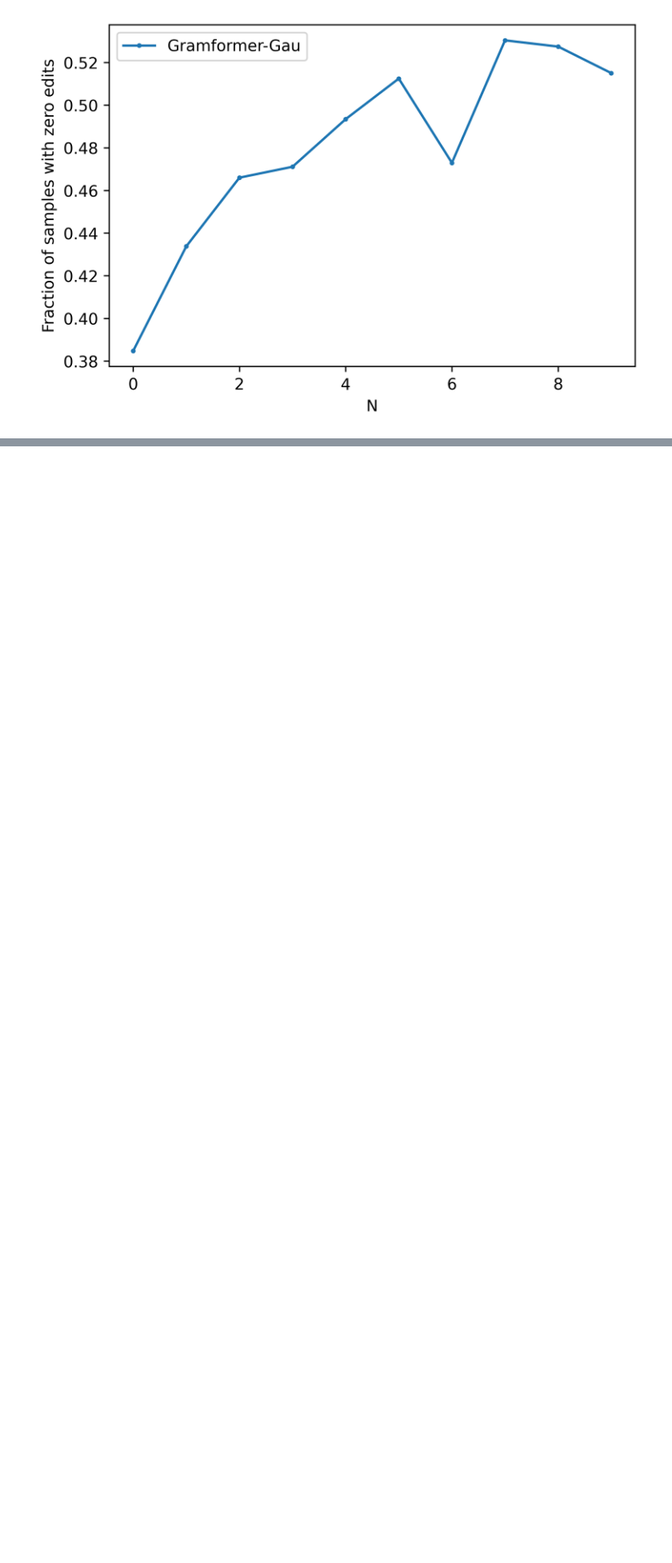
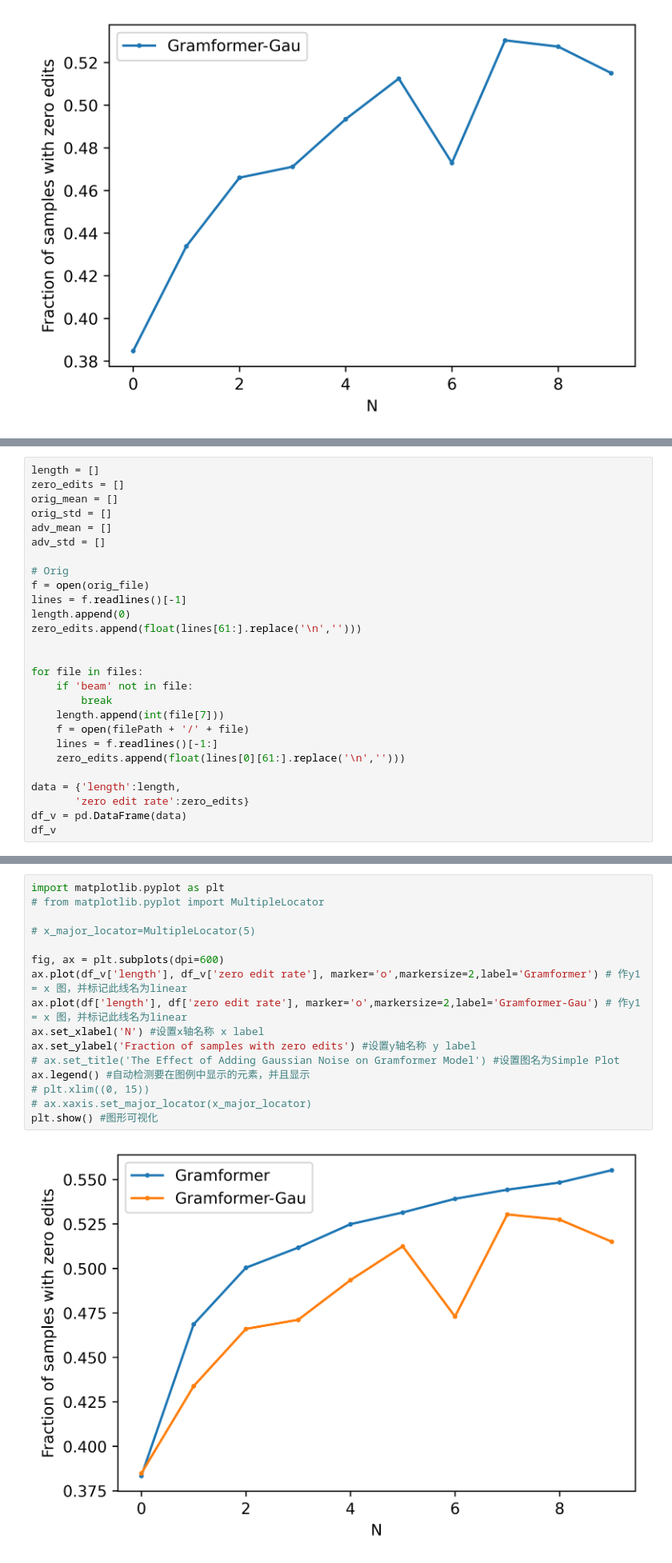
Before and after one commit to YufanWangYuki/NoiseGram, a Jupyter notebook: attack.ipynb, the cells around one changed output, grey strips where cells are left out. Shown at 80% size. Drawn from its saved outputs; the diff is of its cells as text; blank space fills up the shorter version.

```diff
--- a/attack.ipynb
+++ b/attack.ipynb
@@ -82,0 +88,27 @@ plt.show() #图形可视化
+# %%
+length = []
+zero_edits = []
+orig_mean = []
+orig_std = []
+adv_mean = []
+adv_std = []
+
+# Orig
+f = open(orig_file)
+lines = f.readlines()[-1]
+length.append(0)
+zero_edits.append(float(lines[61:].replace('\n','')))
+
+
+for file in files:
+    if 'beam' not in file:
+        break
+    length.append(int(file[7]))
+    f = open(filePath + '/' + file)
+    lines = f.readlines()[-1:]
+    zero_edits.append(float(lines[0][61:].replace('\n','')))
+
+data = {'length':length,
+       'zero edit rate':zero_edits}
+df_v = pd.DataFrame(data)
+df_v
@@ -82,0 +127,18 @@ plt.show() #图形可视化
+# %%
+import matplotlib.pyplot as plt
+# from matplotlib.pyplot import MultipleLocator
+
+# x_major_locator=MultipleLocator(5)
+
+fig, ax = plt.subplots(dpi=600)
+ax.plot(df_v['length'], df_v['zero edit rate'], marker='o',markersize=2,label='Gramformer') # 作y1 = x 图，并标记此线名为linear
+ax.plot(df['length'], df['zero edit rate'], marker='o',markersize=2,label='Gramformer-Gau') # 作y1 = x 图，并标记此线名为linear
+ax.set_xlabel('N') #设置x轴名称 x label
+ax.set_ylabel('Fraction of samples with zero edits') #设置y轴名称 y label
+# ax.set_title('The Effect of Adding Gaussian Noise on Gramformer Model') #设置图名为Simple Plot
+ax.legend() #自动检测要在图例中显示的元素，并且显示
+# plt.xlim((0, 15))
+# ax.xaxis.set_major_locator(x_major_locator)
+plt.show() #图形可视化
+# %% [output]
+[figure, added]
```
Also changed, not shown: parts of 2 cells of this notebook, 2 other files.
